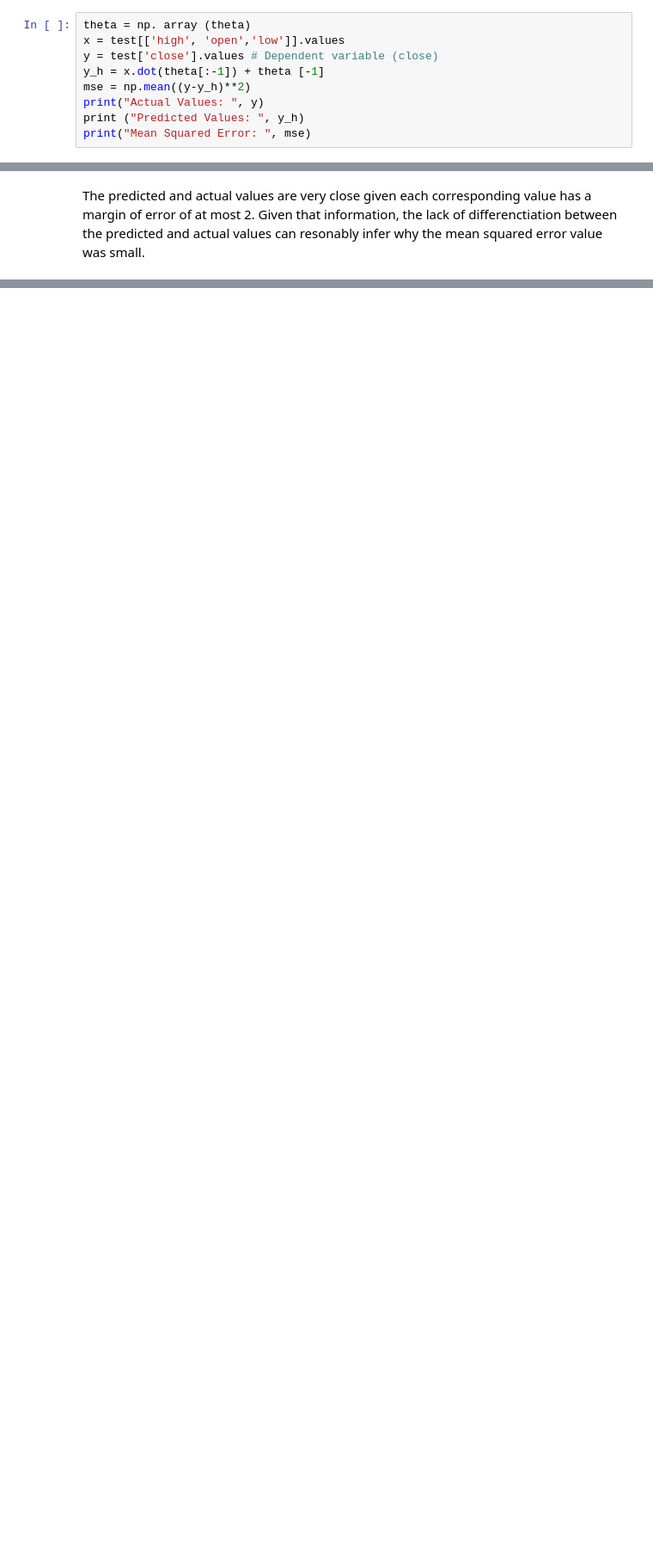
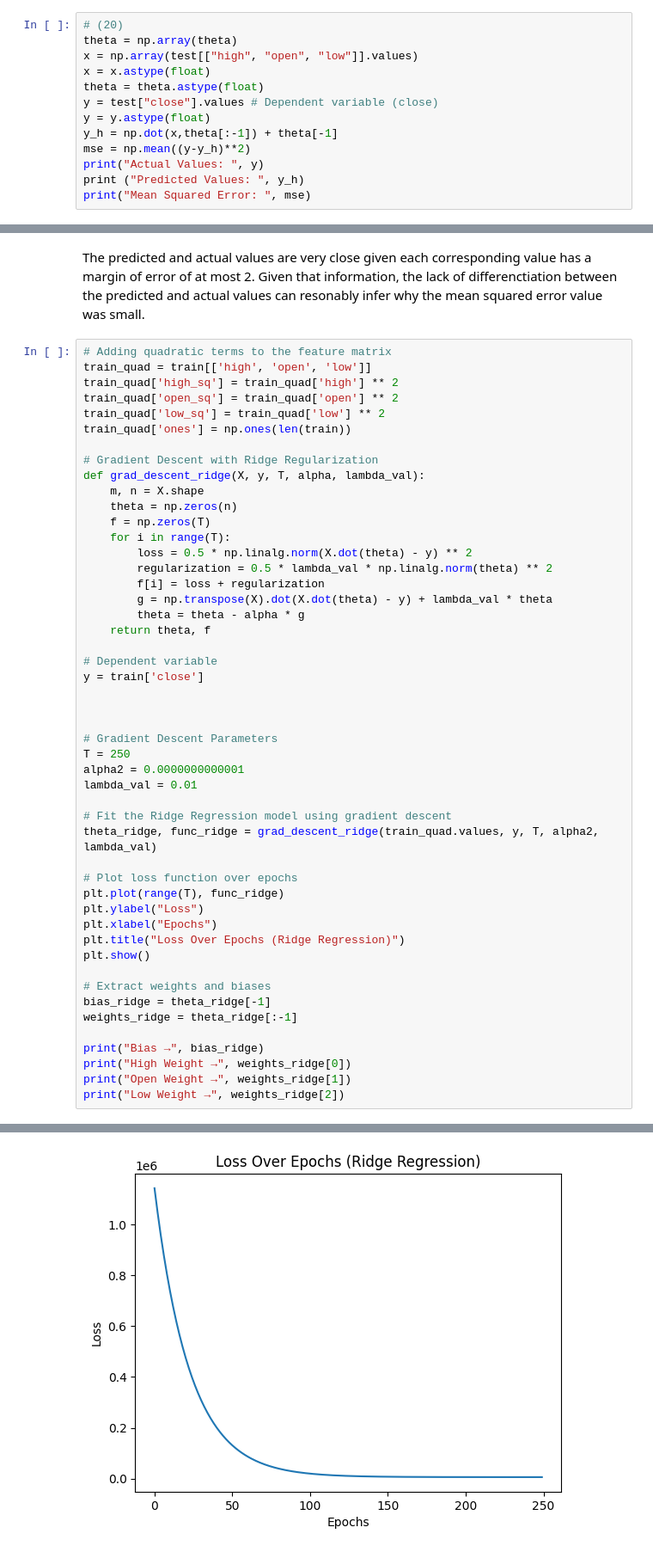
Before and after one commit to JAquaye/cmsc320, a Jupyter notebook: project4/project4.ipynb, the cells around one changed output, grey strips where cells are left out. Shown at 86% size. Cells and saved outputs as stored; diff of their text form; blank space fills up the shorter version.

```diff
--- a/project4/project4.ipynb
+++ b/project4/project4.ipynb
@@ -163,10 +163,14 @@ See the caveats in the documentation: https://pandas.pydata.org/pandas-docs/stab
   newR['ones'] = np.ones(len(train))
 [figure]
 # %%
-theta = np. array (theta)
-x = test[['high', 'open','low']].values
-y = test['close'].values # Dependent variable (close)
-y_h = x.dot(theta[:-1]) + theta [-1]
+# (20)
+theta = np.array(theta)
+x = np.array(test[["high", "open", "low"]].values)
+x = x.astype(float)
+theta = theta.astype(float)
+y = test["close"].values # Dependent variable (close)
+y = y.astype(float)
+y_h = np.dot(x,theta[:-1]) + theta[-1]
 mse = np.mean((y-y_h)**2)
 print("Actual Values: ", y)
 print ("Predicted Values: ", y_h)
@@ -176,2 +186,52 @@ TypeError: can't multiply sequence by non-int of type 'float'
 # %% [markdown]
 The predicted and actual values are very close given each corresponding value has a margin of error of at most 2.  Given that information, the lack of differenctiation between the predicted and actual values can resonably infer why the mean squared error value was small.
+# %%
+# Adding quadratic terms to the feature matrix
+train_quad = train[['high', 'open', 'low']]
+train_quad['high_sq'] = train_quad['high'] ** 2
+train_quad['open_sq'] = train_quad['open'] ** 2
+train_quad['low_sq'] = train_quad['low'] ** 2
+train_quad['ones'] = np.ones(len(train))
+
+# Gradient Descent with Ridge Regularization
+def grad_descent_ridge(X, y, T, alpha, lambda_val):
+    m, n = X.shape
+    theta = np.zeros(n)
+    f = np.zeros(T)
+    for i in range(T):
+        loss = 0.5 * np.linalg.norm(X.dot(theta) - y) ** 2
+        regularization = 0.5 * lambda_val * np.linalg.norm(theta) ** 2
+        f[i] = loss + regularization
+        g = np.transpose(X).dot(X.dot(theta) - y) + lambda_val * theta
+        theta = theta - alpha * g
+    return theta, f
+
+# Dependent variable
+y = train['close']
+
+
+
+# Gradient Descent Parameters
+T = 250
+alpha2 = 0.0000000000001
+lambda_val = 0.01
+
+# Fit the Ridge Regression model using gradient descent
+theta_ridge, func_ridge = grad_descent_ridge(train_quad.values, y, T, alpha2, lambda_val)
+
+# Plot loss function over epochs
+plt.plot(range(T), func_ridge)
+plt.ylabel("Loss")
+plt.xlabel("Epochs")
+plt.title("Loss Over Epochs (Ridge Regression)")
+plt.show()
+
+# Extract weights and biases
+bias_ridge = theta_ridge[-1]
+weights_ridge = theta_ridge[:-1]
+
+print("Bias →", bias_ridge)
+print("High Weight →", weights_ridge[0])
+print("Open Weight →", weights_ridge[1])
+print("Low Weight →", weights_ridge[2])
+# %% [output]
@@ -177,0 +248 @@ The predicted and actual values are very close given each corresponding value ha
+[figure, added]
```
Also changed, not shown: parts of 4 cells of this notebook, 1 other file.
